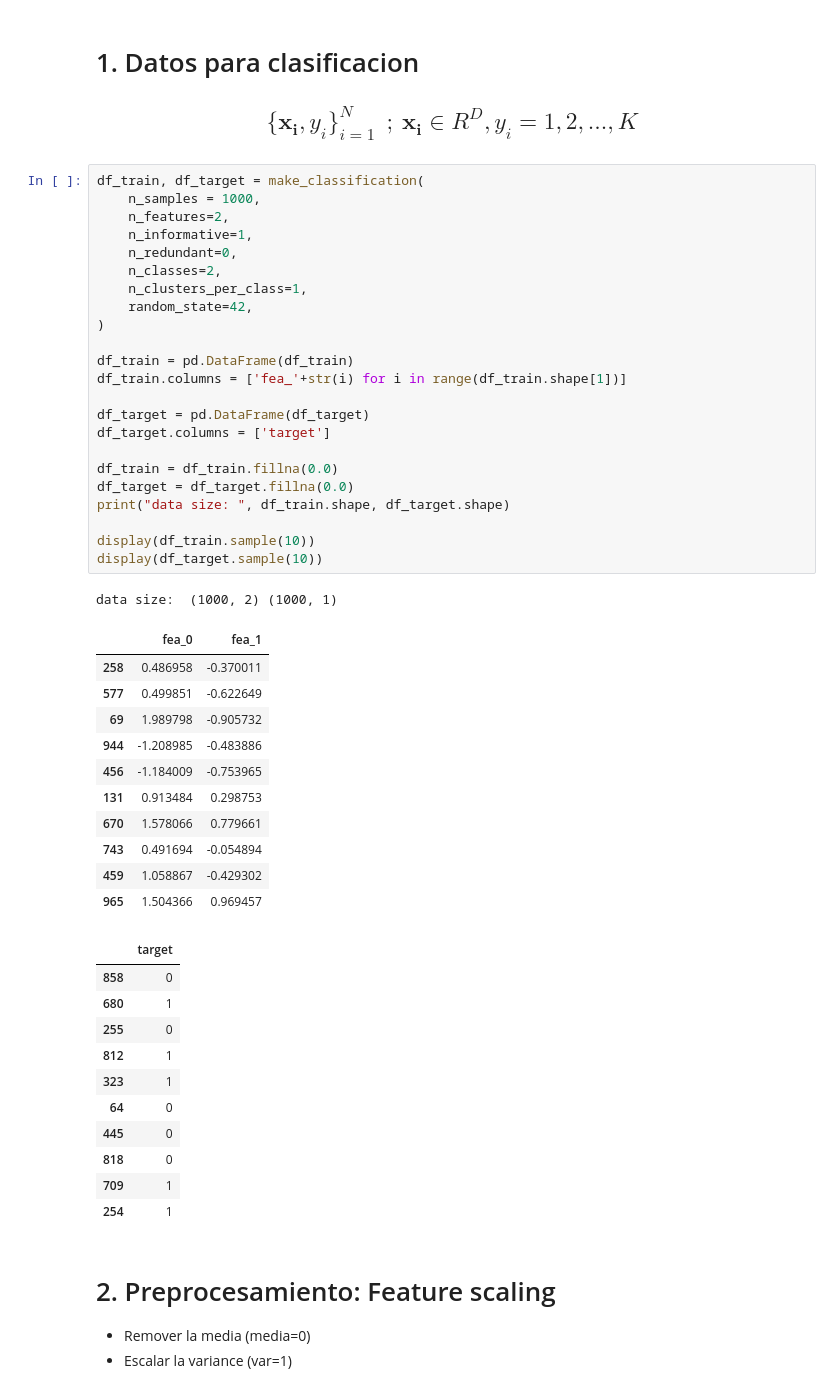
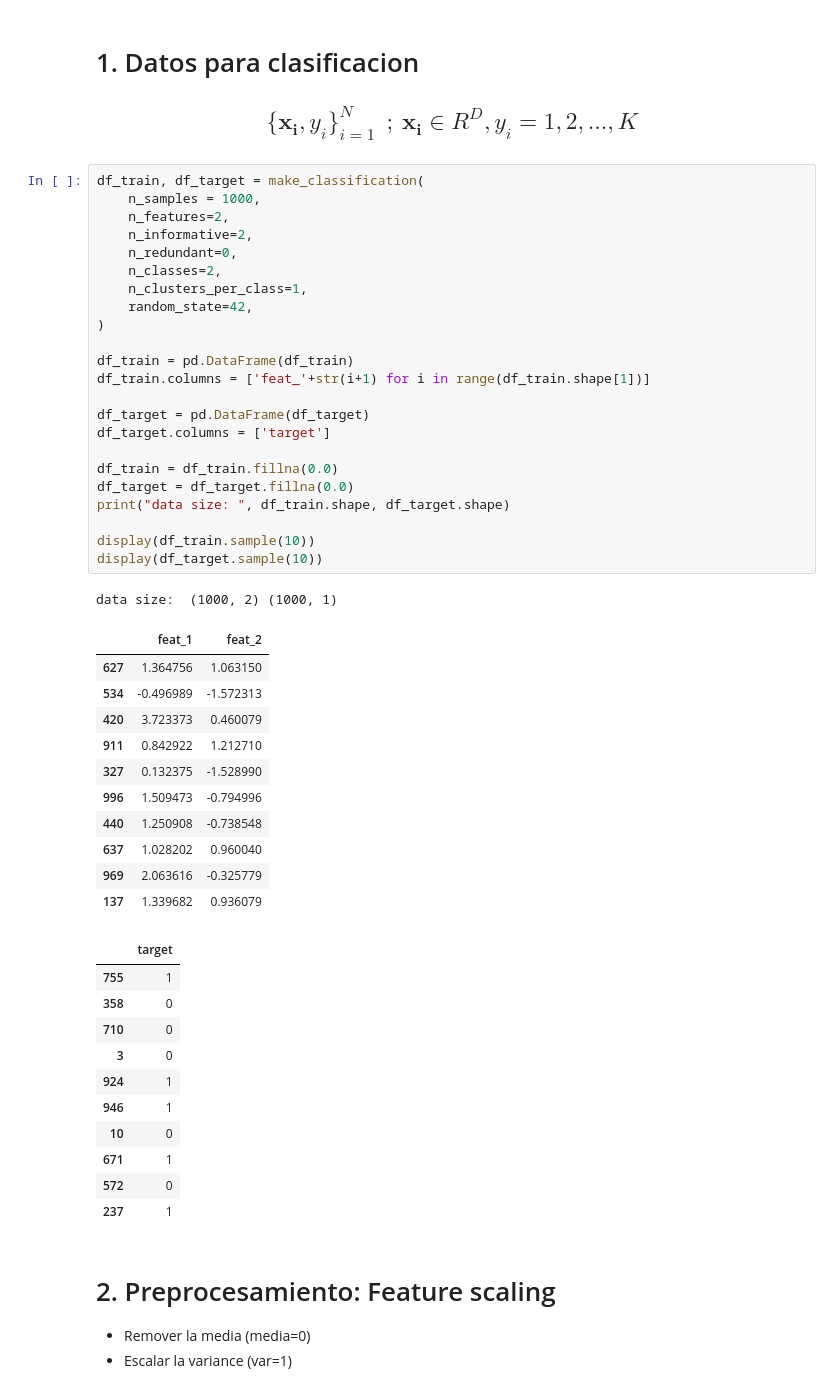
Before and after one commit to jroccal/machine_learning_fundamentals, a Jupyter notebook: notebooks/Logistic_regression_examples.ipynb, the cells around one changed output. Saved outputs shown, nothing was run; the diff lists cells and outputs as text.

```diff
--- a/notebooks/Logistic_regression_examples.ipynb
+++ b/notebooks/Logistic_regression_examples.ipynb
@@ -133,50 +129,50 @@ def compute_presicion_recall_curve_example(y, y_prob, array_threshold):
 # %%
 df_train, df_target = make_classification(
     n_samples = 1000,
     n_features=2,
-    n_informative=1,
+    n_informative=2,
     n_redundant=0,
     n_classes=2,
     n_clusters_per_class=1,
     random_state=42,
 )
 
 df_train = pd.DataFrame(df_train)
-df_train.columns = ['fea_'+str(i) for i in range(df_train.shape[1])]
+df_train.columns = ['feat_'+str(i+1) for i in range(df_train.shape[1])]
 
 df_target = pd.DataFrame(df_target)
 df_target.columns = ['target']
 
 df_train = df_train.fillna(0.0)
 df_target = df_target.fillna(0.0)
 print("data size: ", df_train.shape, df_target.shape)
 
 display(df_train.sample(10))
 display(df_target.sample(10))
 # %% [output]
 data size:  (1000, 2) (1000, 1)
-|  | fea_0 | fea_1 |
-| 258 | 0.486958 | -0.370011 |
-| 577 | 0.499851 | -0.622649 |
-| 69 | 1.989798 | -0.905732 |
-| 944 | -1.208985 | -0.483886 |
-| 456 | -1.184009 | -0.753965 |
-| 131 | 0.913484 | 0.298753 |
-| 670 | 1.578066 | 0.779661 |
-| 743 | 0.491694 | -0.054894 |
-| 459 | 1.058867 | -0.429302 |
-| 965 | 1.504366 | 0.969457 |
+|  | feat_1 | feat_2 |
+| 627 | 1.364756 | 1.063150 |
+| 534 | -0.496989 | -1.572313 |
+| 420 | 3.723373 | 0.460079 |
+| 911 | 0.842922 | 1.212710 |
+| 327 | 0.132375 | -1.528990 |
+| 996 | 1.509473 | -0.794996 |
+| 440 | 1.250908 | -0.738548 |
+| 637 | 1.028202 | 0.960040 |
+| 969 | 2.063616 | -0.325779 |
+| 137 | 1.339682 | 0.936079 |
 |  | target |
-| 858 | 0 |
-| 680 | 1 |
-| 255 | 0 |
-| 812 | 1 |
-| 323 | 1 |
-| 64 | 0 |
-| 445 | 0 |
-| 818 | 0 |
-| 709 | 1 |
-| 254 | 1 |
+| 755 | 1 |
+| 358 | 0 |
+| 710 | 0 |
+| 3 | 0 |
+| 924 | 1 |
+| 946 | 1 |
+| 10 | 0 |
+| 671 | 1 |
+| 572 | 0 |
+| 237 | 1 |
 # %% [markdown]
 # 2. Preprocesamiento:  Feature scaling
 * Remover la media (media=0)
```
Also changed, not shown: parts of 23 cells of this notebook.
